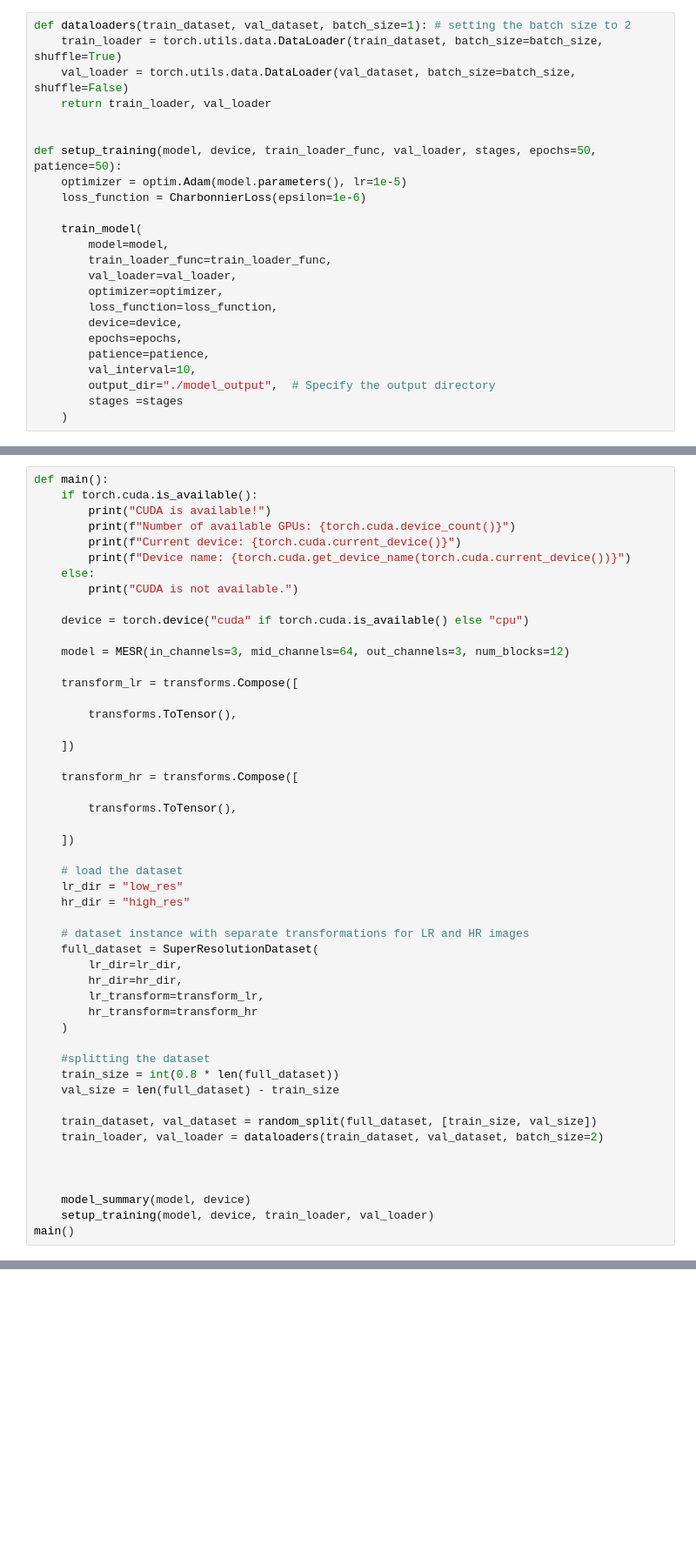
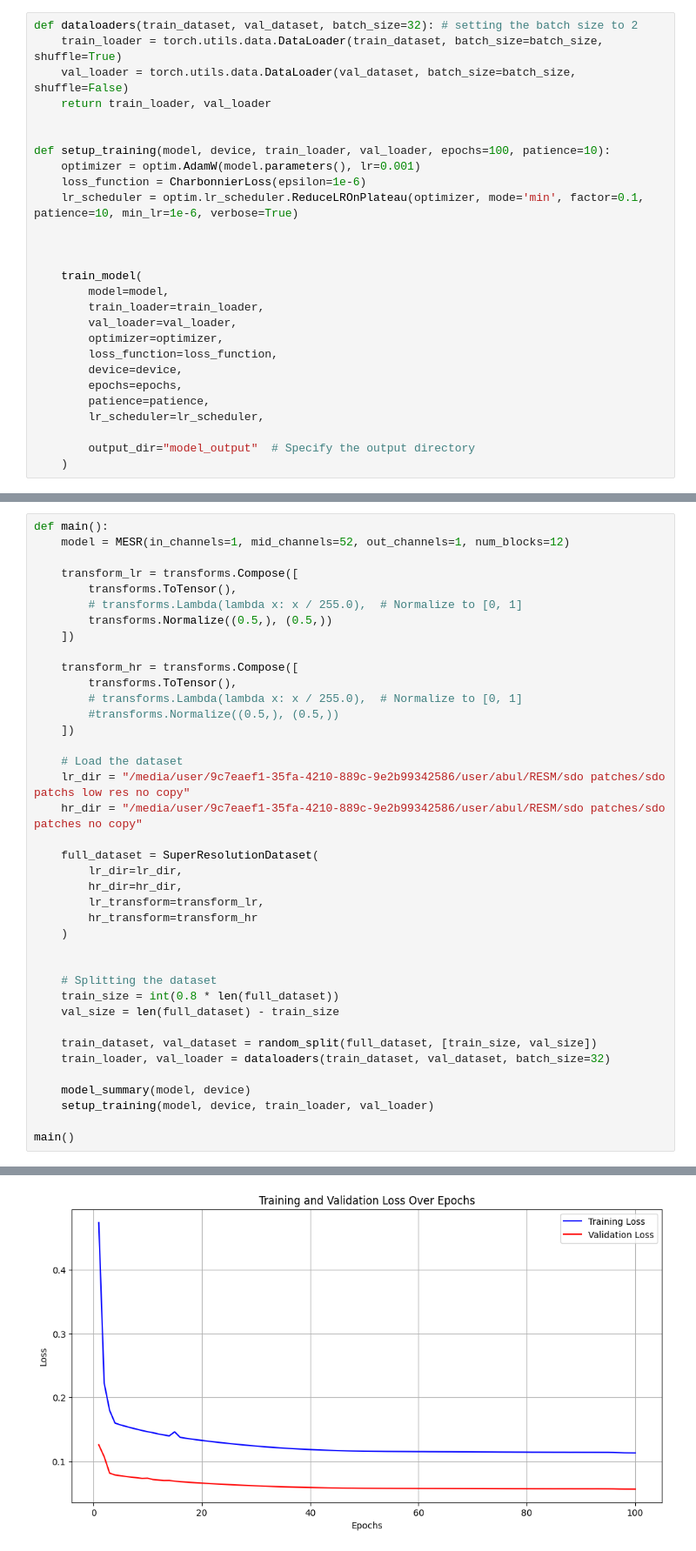
Before and after one commit to Astolsko/Resolution-Enhancement-of-Solar-Magnetograms, a Jupyter notebook: train_model.ipynb, the cells around one changed output, grey strips where cells are left out. Shown at 87% size. Saved outputs shown, nothing was run; the diff lists cells and outputs as text; blank space fills up the shorter version.

```diff
--- a/train_model.ipynb
+++ b/train_model.ipynb
@@ -106,26 +69,29 @@ class SuperResolutionDataset(Dataset):
 # %%
-def dataloaders(train_dataset, val_dataset, batch_size=1): # setting the batch size to 2
+def dataloaders(train_dataset, val_dataset, batch_size=32): # setting the batch size to 2
     train_loader = torch.utils.data.DataLoader(train_dataset, batch_size=batch_size, shuffle=True)
     val_loader = torch.utils.data.DataLoader(val_dataset, batch_size=batch_size, shuffle=False)
     return train_loader, val_loader
 
 
-def setup_training(model, device, train_loader_func, val_loader, stages, epochs=50, patience=50):
-    optimizer = optim.Adam(model.parameters(), lr=1e-5)
+def setup_training(model, device, train_loader, val_loader, epochs=100, patience=10):
+    optimizer = optim.AdamW(model.parameters(), lr=0.001)
     loss_function = CharbonnierLoss(epsilon=1e-6)
+    lr_scheduler = optim.lr_scheduler.ReduceLROnPlateau(optimizer, mode='min', factor=0.1, patience=10, min_lr=1e-6, verbose=True)
+
+
 
     train_model(
         model=model,
-        train_loader_func=train_loader_func,
+        train_loader=train_loader,
         val_loader=val_loader,
         optimizer=optimizer,
         loss_function=loss_function,
         device=device,
         epochs=epochs,
         patience=patience,
-        val_interval=10,
-        output_dir="./model_output",  # Specify the output directory
-        stages =stages
+        lr_scheduler=lr_scheduler,
+
+        output_dir="model_output"  # Specify the output directory
     )
 # %%
 import torch
@@ -142,34 +109,23 @@ GPU is being used. Device: NVIDIA GeForce RTX 4060 Laptop GPU
 # %%
 def main():
-    if torch.cuda.is_available():
-        print("CUDA is available!")
-        print(f"Number of available GPUs: {torch.cuda.device_count()}")
-        print(f"Current device: {torch.cuda.current_device()}")
-        print(f"Device name: {torch.cuda.get_device_name(torch.cuda.current_device())}")
-    else:
-        print("CUDA is not available.")
-
-    device = torch.device("cuda" if torch.cuda.is_available() else "cpu")
-
-    model = MESR(in_channels=3, mid_channels=64, out_channels=3, num_blocks=12)
+    model = MESR(in_channels=1, mid_channels=52, out_channels=1, num_blocks=12)
 
     transform_lr = transforms.Compose([
-
         transforms.ToTensor(),
-
+        # transforms.Lambda(lambda x: x / 255.0),  # Normalize to [0, 1]
+        transforms.Normalize((0.5,), (0.5,))
     ])
 
     transform_hr = transforms.Compose([
-
         transforms.ToTensor(),
-
+        # transforms.Lambda(lambda x: x / 255.0),  # Normalize to [0, 1]
+        #transforms.Normalize((0.5,), (0.5,))
     ])
 
-    # load the dataset
-    lr_dir = "low_res"
-    hr_dir = "high_res"
+    # Load the dataset
+    lr_dir = "/media/user/9c7eaef1-35fa-4210-889c-9e2b99342586/user/abul/RESM/sdo patches/sdo patchs low res no copy"
+    hr_dir = "/media/user/9c7eaef1-35fa-4210-889c-9e2b99342586/user/abul/RESM/sdo patches/sdo patches no copy"
 
-    # dataset instance with separate transformations for LR and HR images
     full_dataset = SuperResolutionDataset(
         lr_dir=lr_dir,
         hr_dir=hr_dir,
@@ -177,17 +133,17 @@ def main():
         hr_transform=transform_hr
     )
 
-    #splitting the dataset
+
+    # Splitting the dataset
     train_size = int(0.8 * len(full_dataset))
     val_size = len(full_dataset) - train_size
 
     train_dataset, val_dataset = random_split(full_dataset, [train_size, val_size])
-    train_loader, val_loader = dataloaders(train_dataset, val_dataset, batch_size=2)
-
-
+    train_loader, val_loader = dataloaders(train_dataset, val_dataset, batch_size=32)
 
     model_summary(model, device)
     setup_training(model, device, train_loader, val_loader)
+
 main()
 # %% [output]
 CUDA is available!
@@ -197,0 +183 @@ RuntimeError: The size of tensor a (3) must match the size of tensor b (64) at n
+[figure, added]
```
Also changed, not shown: parts of 15 cells of this notebook, 47 other files.
